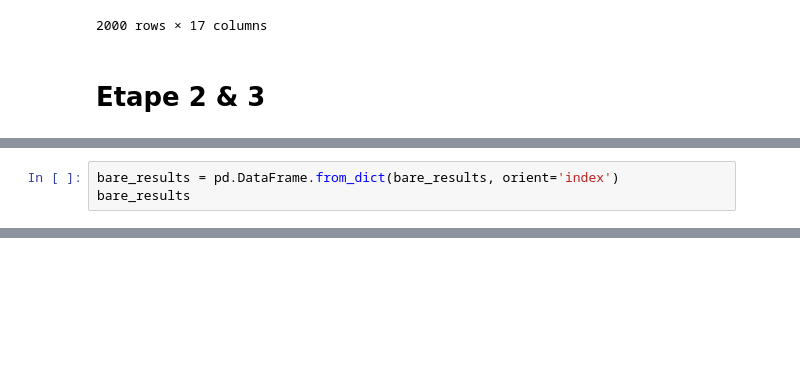
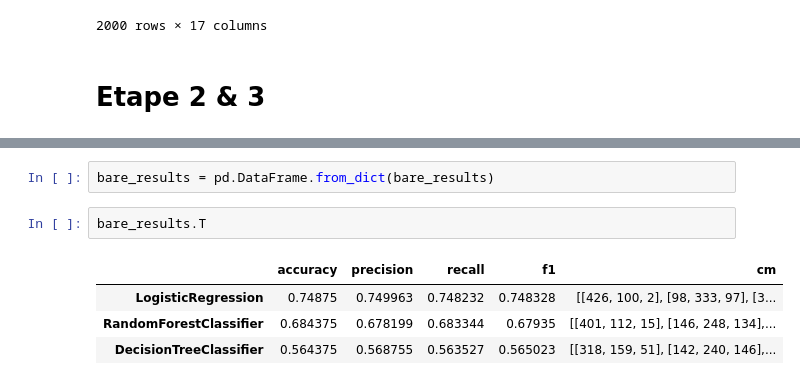
Before and after one commit to MohammedBentalb/Lantern, a Jupyter notebook: notebooks/mental_health_risk_analysis_and_modeling.ipynb, the cells around one changed output, grey strips where cells are left out. Saved outputs shown, nothing was run; the diff lists cells and outputs as text; blank space fills up the shorter version.

```diff
--- a/notebooks/eda.ipynb
+++ b/notebooks/mental_health_risk_analysis_and_modeling.ipynb
@@ -362,3 +365,0 @@ for name , model in models.items():
-# %%
-bare_results = pd.DataFrame.from_dict(bare_results, orient='index')
-bare_results
@@ -391,0 +375,9 @@ new_d.sort_values(by='f1', ascending=False)
+# %%
+bare_results = pd.DataFrame.from_dict(bare_results)
+# %%
+bare_results.T
+# %% [output]
+|  | accuracy | precision | recall | f1 | cm |
+| LogisticRegression | 0.74875 | 0.749963 | 0.748232 | 0.748328 | [[426, 100, 2], [98, 333, 97], [3... |
+| RandomForestClassifier | 0.684375 | 0.678199 | 0.683344 | 0.67935 | [[401, 112, 15], [146, 248, 134],... |
+| DecisionTreeClassifier | 0.564375 | 0.568755 | 0.563527 | 0.565023 | [[318, 159, 51], [142, 240, 146],... |
```
Also changed, not shown: parts of 16 cells of this notebook.
